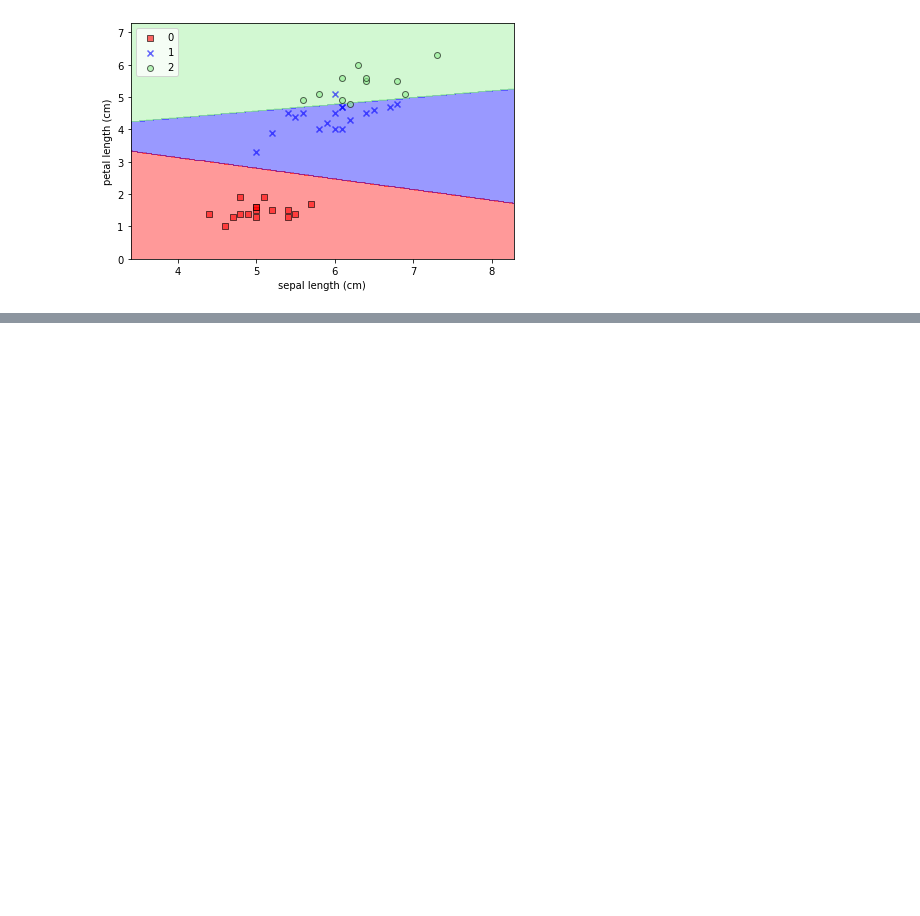
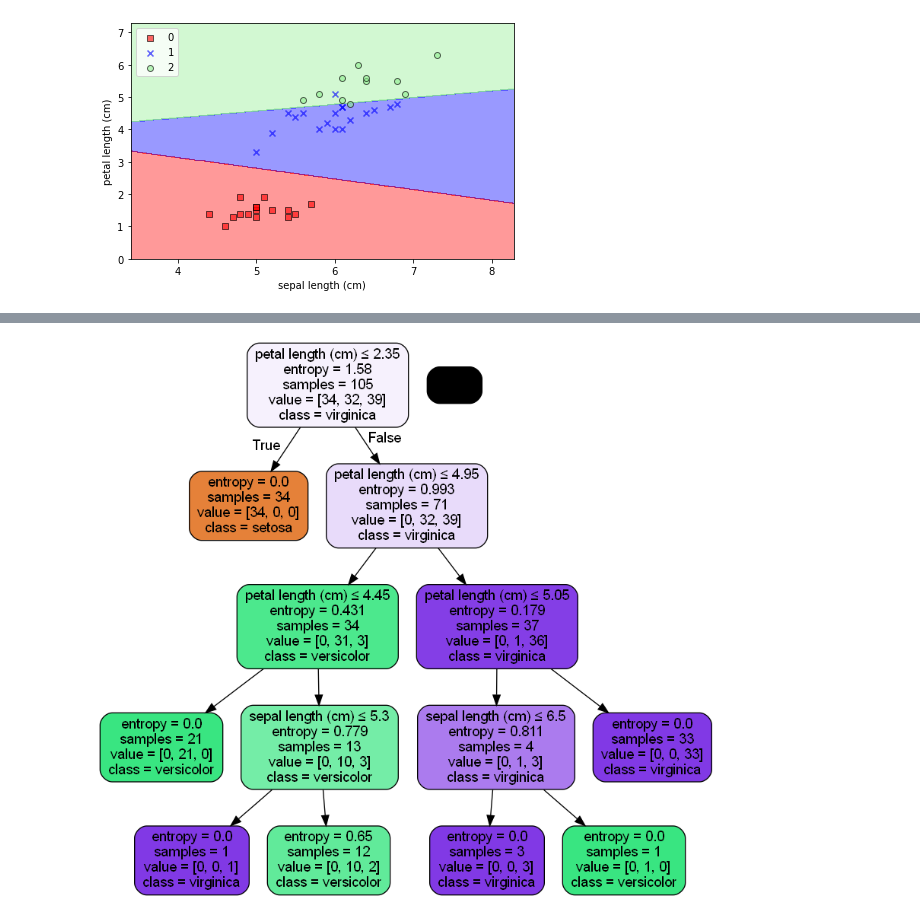
Before and after one commit to comp6118/IMLP, a Jupyter notebook: 分享.ipynb, the cells around one changed output, grey strips where cells are left out. Drawn from its saved outputs; the diff is of its cells as text; code cells hidden in the pictures; blank space fills up the shorter version.

```diff
--- a/分享.ipynb
+++ b/分享.ipynb
@@ -94,0 +398,10 @@ plt.show()
+# %%
+dot_data = tree.export_graphviz(clf_4, out_file=None,
+                         feature_names=['sepal length (cm)','petal length (cm)'],
+                         class_names=iris.target_names,
+                         filled=True, rounded=True,
+                         special_characters=True)
+graph = pydotplus.graph_from_dot_data(dot_data)
+Image(graph.create_png())
+# %% [output]
+[figure, added]
```
Also changed, not shown: parts of 16 cells of this notebook.
